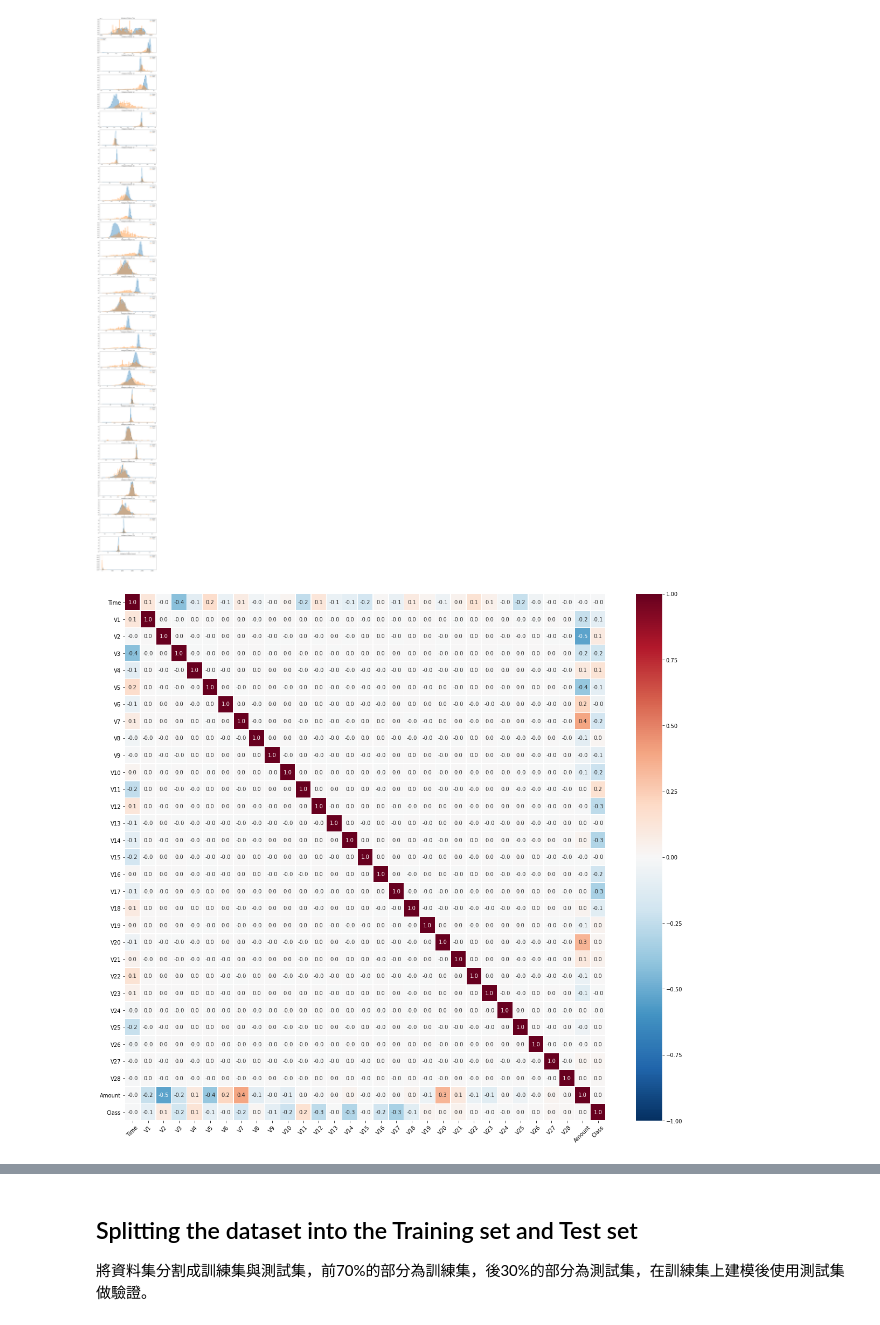
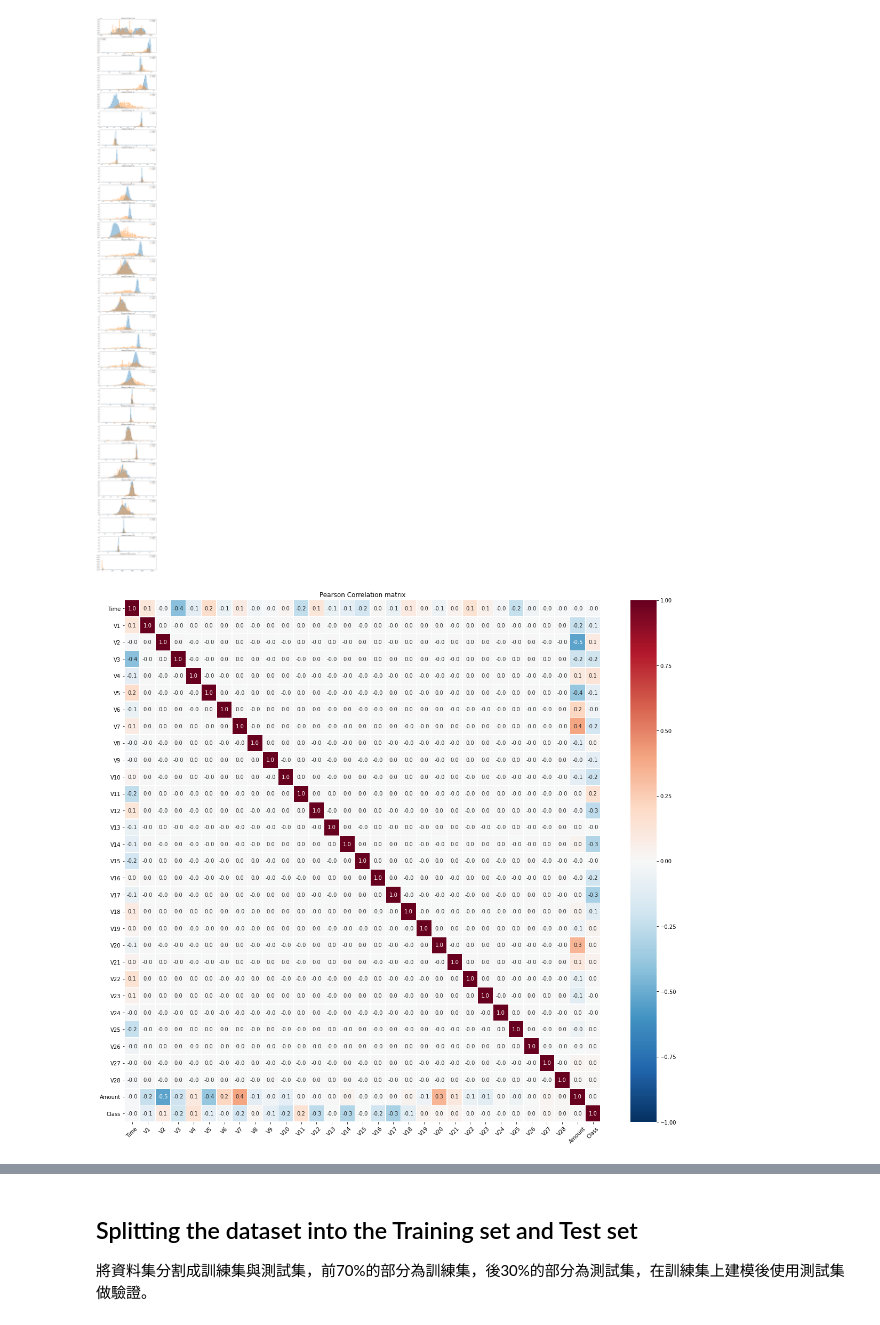
Before and after one commit to wuhong60909/Data-Analysis-Projects, a Jupyter notebook: Credit_Card_Fraud_Detection/FeatureSelection.ipynb, the cells around one changed output, grey strips where cells are left out. Drawn from its saved outputs; the diff is of its cells as text; code cells hidden in the pictures.

```diff
--- a/Credit_Card_Fraud_Detection/FeatureSelection.ipynb
+++ b/Credit_Card_Fraud_Detection/FeatureSelection.ipynb
@@ -112,13 +112,14 @@ plt.show()
 # %%
 # Correlation matrix
 plt.subplots(figsize = (20, 18))
+plt.title('Pearson Correlation matrix')
 ax = sns.heatmap(dataset.corr(), vmin = -1, vmax = 1,
                  annot = True,
                  linewidths = .5,
                  fmt = '.1f',
                  cmap = "RdBu_r")
 ax.set_xticklabels(ax.get_xticklabels(), rotation = 45)
-plt.savefig('corr_matrix.png')
+plt.savefig('pearson_corr_matrix.png')
 plt.show()
 # %% [output]
-[figure, old version]
+[figure, new version]
```
Also changed, not shown: parts of 2 cells of this notebook.
